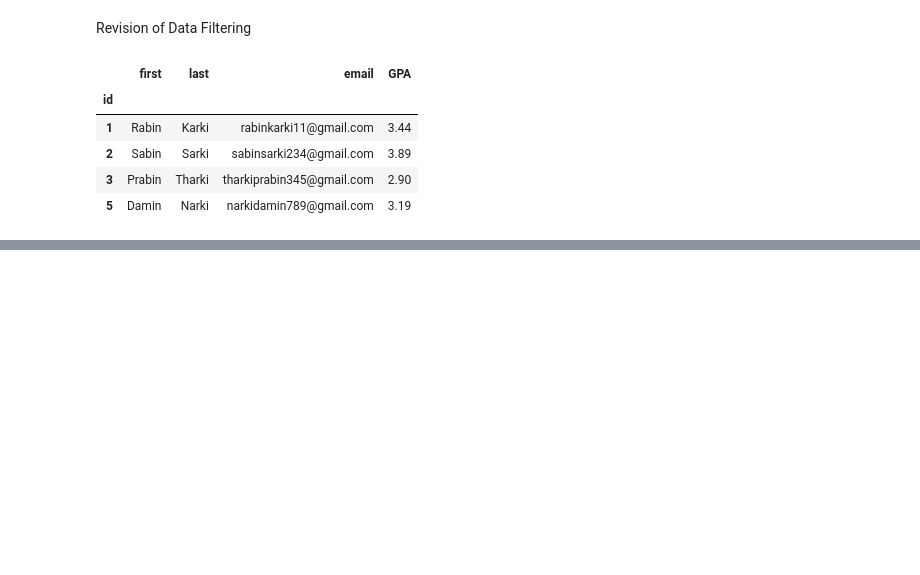
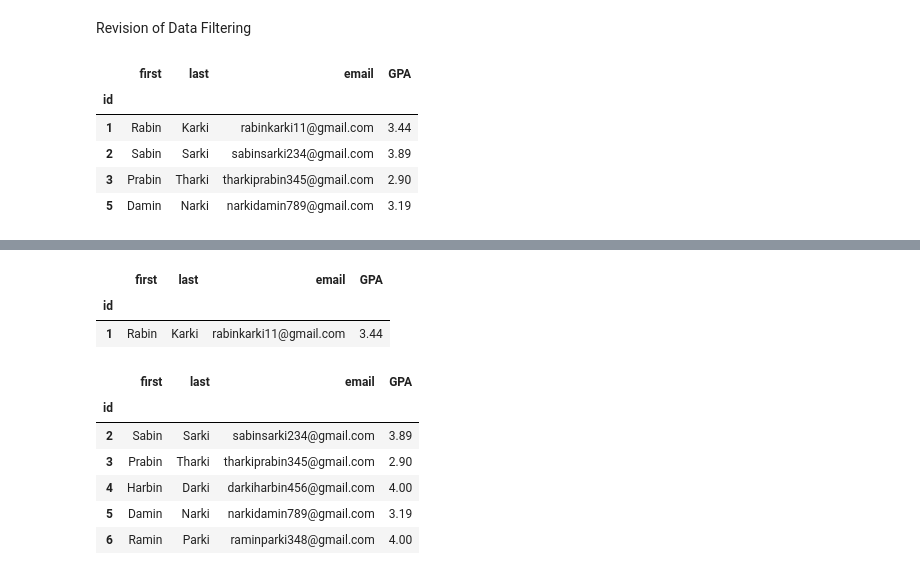
Before and after one commit to Sansub471/DataVisualization, a Jupyter notebook: pandas_classes/revision/revision1.ipynb, the cells around one changed output, grey strips where cells are left out. Saved outputs shown, nothing was run; the diff lists cells and outputs as text; code cells hidden in the pictures; blank space fills up the shorter version.

Commit message:
Combined filter, inverting filter, and filter.

```diff
--- a/pandas_classes/revision/revision1.ipynb
+++ b/pandas_classes/revision/revision1.ipynb
@@ -226,0 +245,19 @@ df[gpaFilt] # a filter mask on the dataframe
+# %%
+# AND &
+fil2 = (df['GPA'] > 2.5 ) & (df['last'] == 'Karki')
+df.loc[fil2]
+# %% [output]
+|  | first | last | email | GPA |
+| id |  |  |  |  |
+| 1 | Rabin | Karki | rabinkarki11@gmail.com | 3.44 |
+# %%
+# Inverting a filter
+df.loc[~fil2]
+# %% [output]
+|  | first | last | email | GPA |
+| id |  |  |  |  |
+| 2 | Sabin | Sarki | sabinsarki234@gmail.com | 3.89 |
+| 3 | Prabin | Tharki | tharkiprabin345@gmail.com | 2.90 |
+| 4 | Harbin | Darki | darkiharbin456@gmail.com | 4.00 |
+| 5 | Damin | Narki | narkidamin789@gmail.com | 3.19 |
+| 6 | Ramin | Parki | raminparki348@gmail.com | 4.00 |
```
Also changed, not shown: parts of 2 cells of this notebook.
